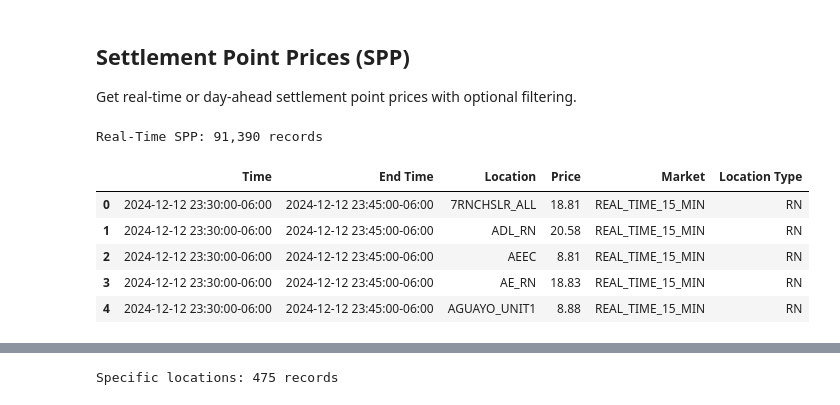
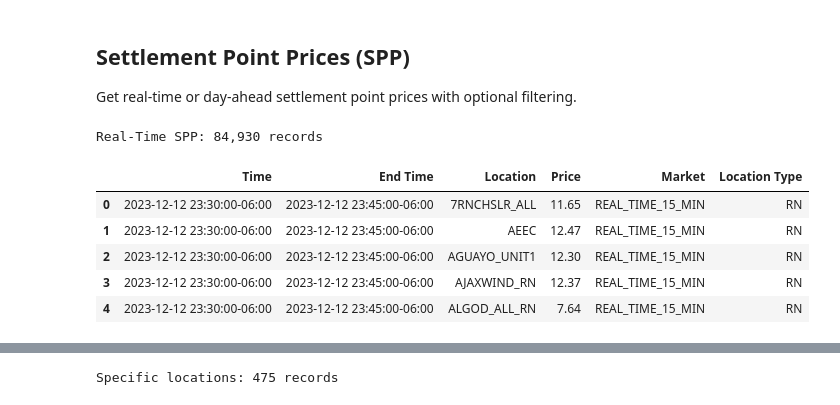
Before and after one commit to kvkenyon/tinygrid, a Jupyter notebook: examples/ercot_demo.ipynb, the cells around one changed output, grey strips where cells are left out. Cells and saved outputs as stored; diff of their text form; code cells hidden in the pictures.

```diff
--- a/examples/ercot_demo.ipynb
+++ b/examples/ercot_demo.ipynb
@@ -81,20 +84,20 @@ Get real-time or day-ahead settlement point prices with optional filtering.
 # %%
 # Real-time 15-minute SPP
 df = ercot.get_spp(
-    start="2024-12-12",
+    start="2023-12-12",
     market=Market.REAL_TIME_15_MIN,
 )
 
 print(f"Real-Time SPP: {len(df):,} records")
 df.head()
 # %% [output]
-Real-Time SPP: 91,390 records
+Real-Time SPP: 84,930 records
 |  | Time | End Time | Location | Price | Market | Location Type |
-| 0 | 2024-12-12 23:30:00-06:00 | 2024-12-12 23:45:00-06:00 | 7RNCHSLR_ALL | 18.81 | REAL_TIME_15_MIN | RN |
-| 1 | 2024-12-12 23:30:00-06:00 | 2024-12-12 23:45:00-06:00 | ADL_RN | 20.58 | REAL_TIME_15_MIN | RN |
-| 2 | 2024-12-12 23:30:00-06:00 | 2024-12-12 23:45:00-06:00 | AEEC | 8.81 | REAL_TIME_15_MIN | RN |
-| 3 | 2024-12-12 23:30:00-06:00 | 2024-12-12 23:45:00-06:00 | AE_RN | 18.83 | REAL_TIME_15_MIN | RN |
-| 4 | 2024-12-12 23:30:00-06:00 | 2024-12-12 23:45:00-06:00 | AGUAYO_UNIT1 | 8.88 | REAL_TIME_15_MIN | RN |
+| 0 | 2023-12-12 23:30:00-06:00 | 2023-12-12 23:45:00-06:00 | 7RNCHSLR_ALL | 11.65 | REAL_TIME_15_MIN | RN |
+| 1 | 2023-12-12 23:30:00-06:00 | 2023-12-12 23:45:00-06:00 | AEEC | 12.47 | REAL_TIME_15_MIN | RN |
+| 2 | 2023-12-12 23:30:00-06:00 | 2023-12-12 23:45:00-06:00 | AGUAYO_UNIT1 | 12.30 | REAL_TIME_15_MIN | RN |
+| 3 | 2023-12-12 23:30:00-06:00 | 2023-12-12 23:45:00-06:00 | AJAXWIND_RN | 12.37 | REAL_TIME_15_MIN | RN |
+| 4 | 2023-12-12 23:30:00-06:00 | 2023-12-12 23:45:00-06:00 | ALGOD_ALL_RN | 7.64 | REAL_TIME_15_MIN | RN |
 # %%
 # Filter to Load Zones only
 df = ercot.get_spp(
```
Also changed, not shown: parts of 3 cells of this notebook, 2 other files.
